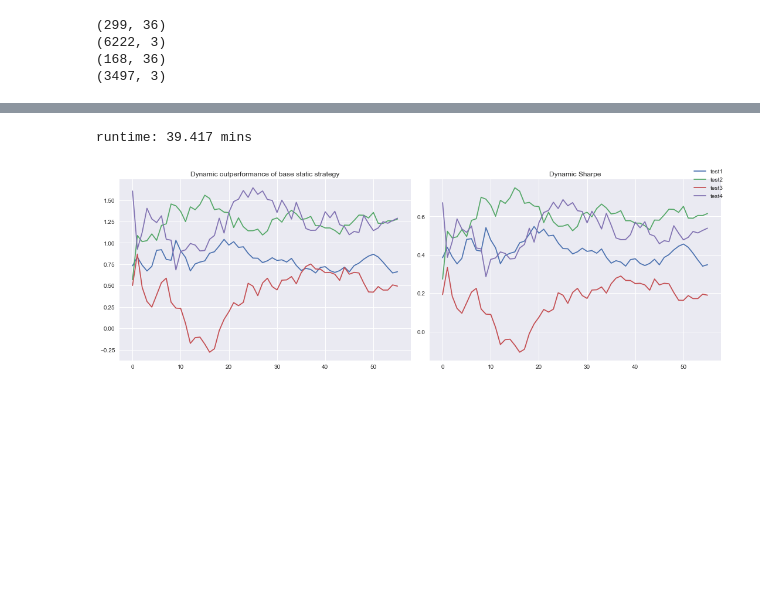
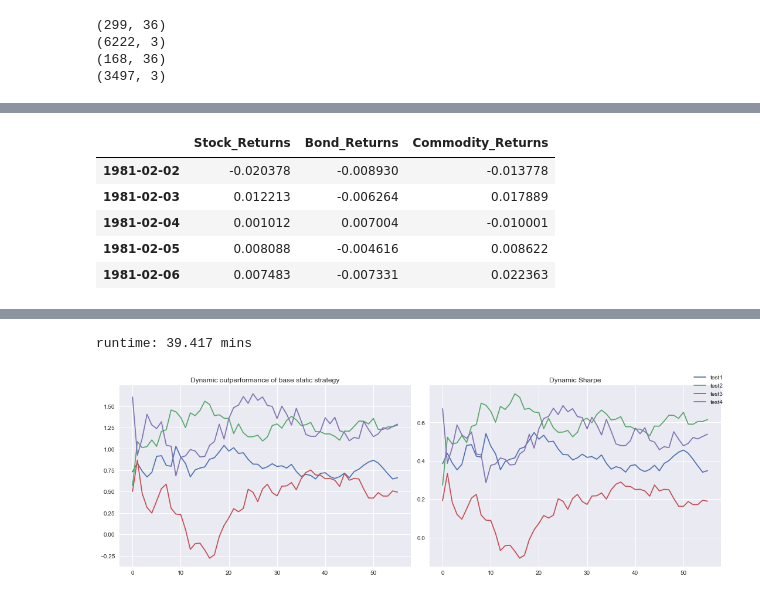
Before and after one commit to mkosik89/Springboard, a Jupyter notebook: Capstone_2/Models/KNN_2PartClean.ipynb, the cells around one changed output, grey strips where cells are left out. Drawn from its saved outputs; the diff is of its cells as text; code cells hidden in the pictures; blank space fills up the shorter version.

```diff
--- a/Capstone_2/Models/KNN_2PartClean.ipynb
+++ b/Capstone_2/Models/KNN_2PartClean.ipynb
@@ -103,0 +69,9 @@ print(returns_test.shape)
+# %%
+returns_train.head()
+# %% [output]
+|  | Stock_Returns | Bond_Returns | Commodity_Returns |
+| 1981-02-02 | -0.020378 | -0.008930 | -0.013778 |
+| 1981-02-03 | 0.012213 | -0.006264 | 0.017889 |
+| 1981-02-04 | 0.001012 | 0.007004 | -0.010001 |
+| 1981-02-05 | 0.008088 | -0.004616 | 0.008622 |
+| 1981-02-06 | 0.007483 | -0.007331 | 0.022363 |
```
Also changed, not shown: parts of 24 cells of this notebook.
